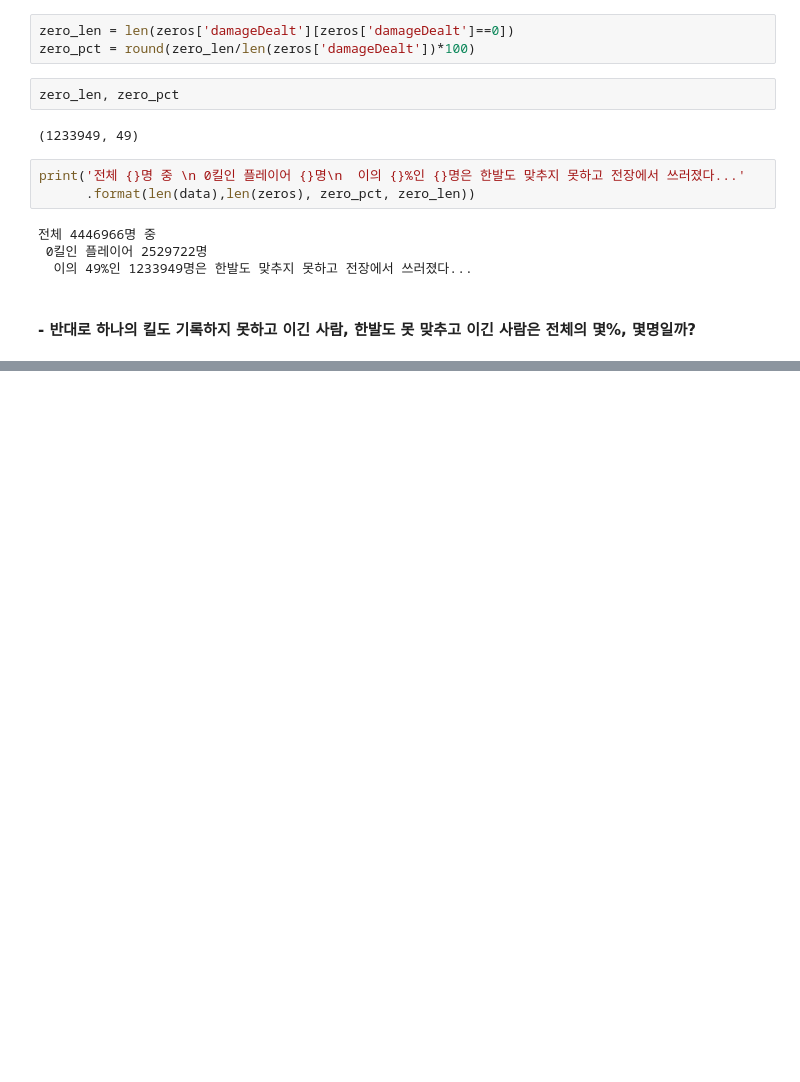
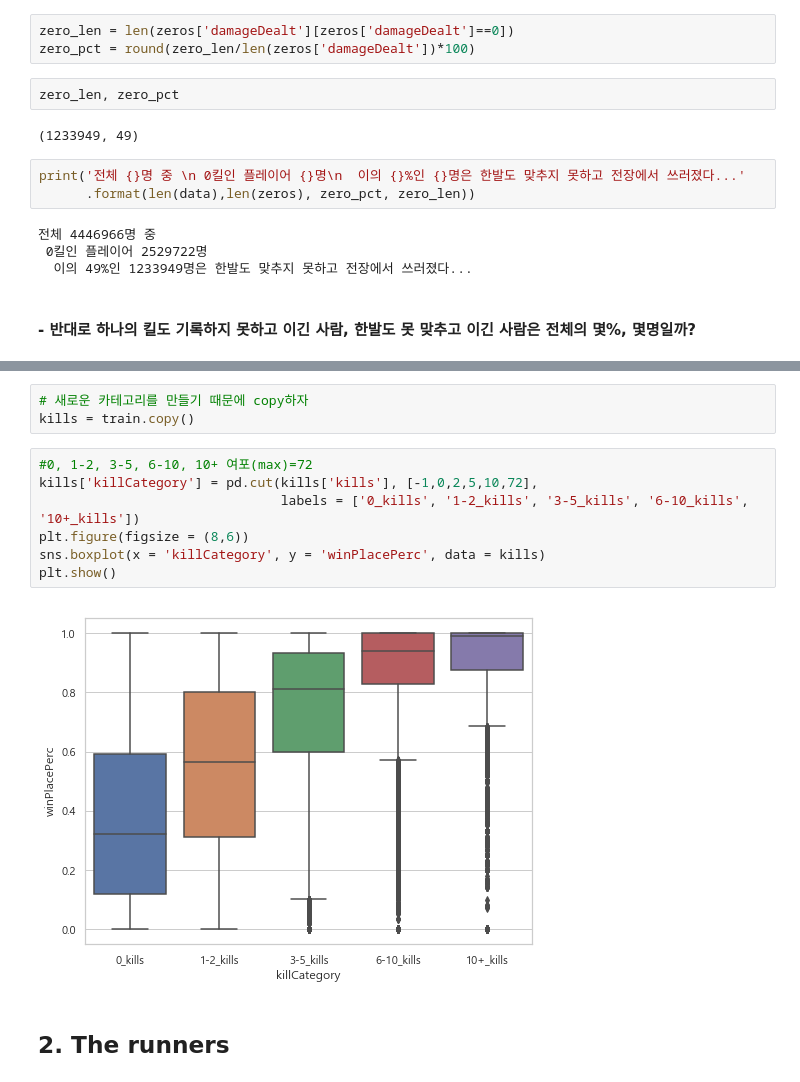
Before and after one commit to h33sun/Lets-EDA, a Jupyter notebook: 20200201 PUBG EDA.ipynb, the cells around one changed output, grey strips where cells are left out. Cells and saved outputs as stored; diff of their text form; blank space fills up the shorter version.

```diff
--- a/20200201 PUBG EDA.ipynb
+++ b/20200201 PUBG EDA.ipynb
@@ -149,0 +170,14 @@ sum(zeros['winPlacePerc']==1)
+# %%
+# 새로운 카테고리를 만들기 때문에 copy하자
+kills = train.copy()
+# %%
+#0, 1-2, 3-5, 6-10, 10+ 여포(max)=72
+kills['killCategory'] = pd.cut(kills['kills'], [-1,0,2,5,10,72],
+                               labels = ['0_kills', '1-2_kills', '3-5_kills', '6-10_kills', '10+_kills'])
+plt.figure(figsize = (8,6))
+sns.boxplot(x = 'killCategory', y = 'winPlacePerc', data = kills)
+plt.show()
+# %% [output]
+[figure, added]
+# %% [markdown]
+## 2. The runners
```
Also changed, not shown: parts of 18 cells of this notebook.
